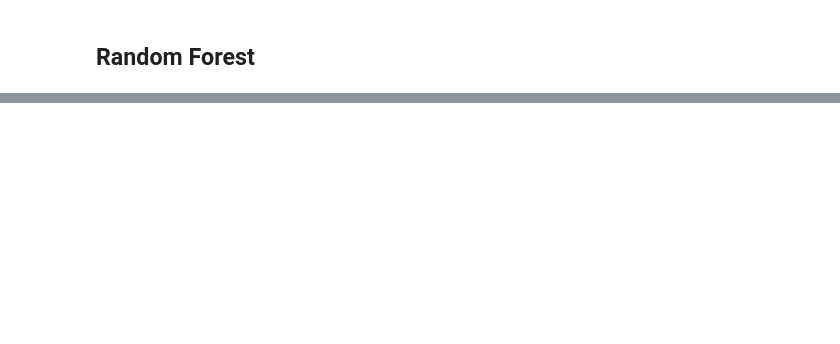
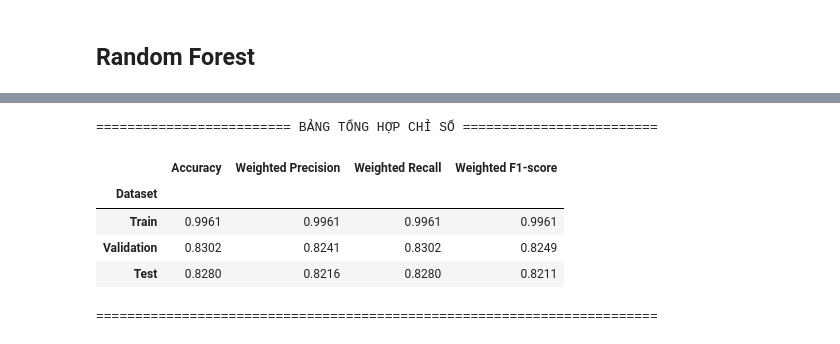
Before and after one commit to MinhHien2004/KHDL, a Jupyter notebook: RandomForest.ipynb, the cells around one changed output, grey strips where cells are left out. Cells and saved outputs as stored; diff of their text form; code cells hidden in the pictures; blank space fills up the shorter version.

```diff
--- a/RandomForest.ipynb
+++ b/RandomForest.ipynb
@@ -206,0 +208,52 @@ weighted avg       0.80      0.81      0.80      1757
+# %%
+from sklearn.metrics import accuracy_score, precision_score, recall_score, f1_score
+import pandas as pd
+
+def call_metrics_report(model, X_train, y_train, X_val, y_val, X_test, y_test):
+    """
+    Hàm tính toán và hiển thị các chỉ số cho cả 3 tập dữ liệu dựa trên model được truyền vào.
+    """
+    # Danh sách các tập dữ liệu để lặp qua
+    datasets = [
+        ('Train', X_train, y_train),
+        ('Validation', X_val, y_val),
+        ('Test', X_test, y_test)
+    ]
+
+    results = []
+
+    for name, X_set, y_true in datasets:
+        # Thực hiện dự đoán
+        y_pred_set = model.predict(X_set)
+
+        # Tính toán các chỉ số chuyên sâu
+        metrics = {
+            'Dataset': name,
+            'Accuracy': accuracy_score(y_true, y_pred_set),
+            'Weighted Precision': precision_score(y_true, y_pred_set, average='weighted', zero_division=0),
+            'Weighted Recall': recall_score(y_true, y_pred_set, average='weighted', zero_division=0),
+            'Weighted F1-score': f1_score(y_true, y_pred_set, average='weighted', zero_division=0)
+        }
+        results.append(metrics)
+
+    # Chuyển kết quả thành DataFrame để hiển thị bảng
+    results_df = pd.DataFrame(results).set_index('Dataset')
+
+    print("\n" + "="*25 + " BẢNG TỔNG HỢP CHỈ SỐ " + "="*25)
+    display(results_df.round(4)) # Sử dụng display để bảng hiện đẹp trong Jupyter
+    print("="*72 + "\n")
+
+    return results_df
+
+# --- GỌI HÀM VỚI BIẾN BEST_MODEL CỦA BẠN ---
+# Vì bạn đã scale trực tiếp vào X_train, X_val, X_test ở bước trước,
+# nên ta truyền trực tiếp các biến này vào.
+metrics_summary = call_metrics_report(best_model, X_train, y_train, X_val, y_val, X_test, y_test)
+# %% [output]
+========================= BẢNG TỔNG HỢP CHỈ SỐ =========================
+|  | Accuracy | Weighted Precision | Weighted Recall | Weighted F1-score |
+| Dataset |  |  |  |  |
+| Train | 0.9961 | 0.9961 | 0.9961 | 0.9961 |
+| Validation | 0.8302 | 0.8241 | 0.8302 | 0.8249 |
+| Test | 0.8280 | 0.8216 | 0.8280 | 0.8211 |
+========================================================================
```
Also changed, not shown: parts of 11 cells of this notebook.
